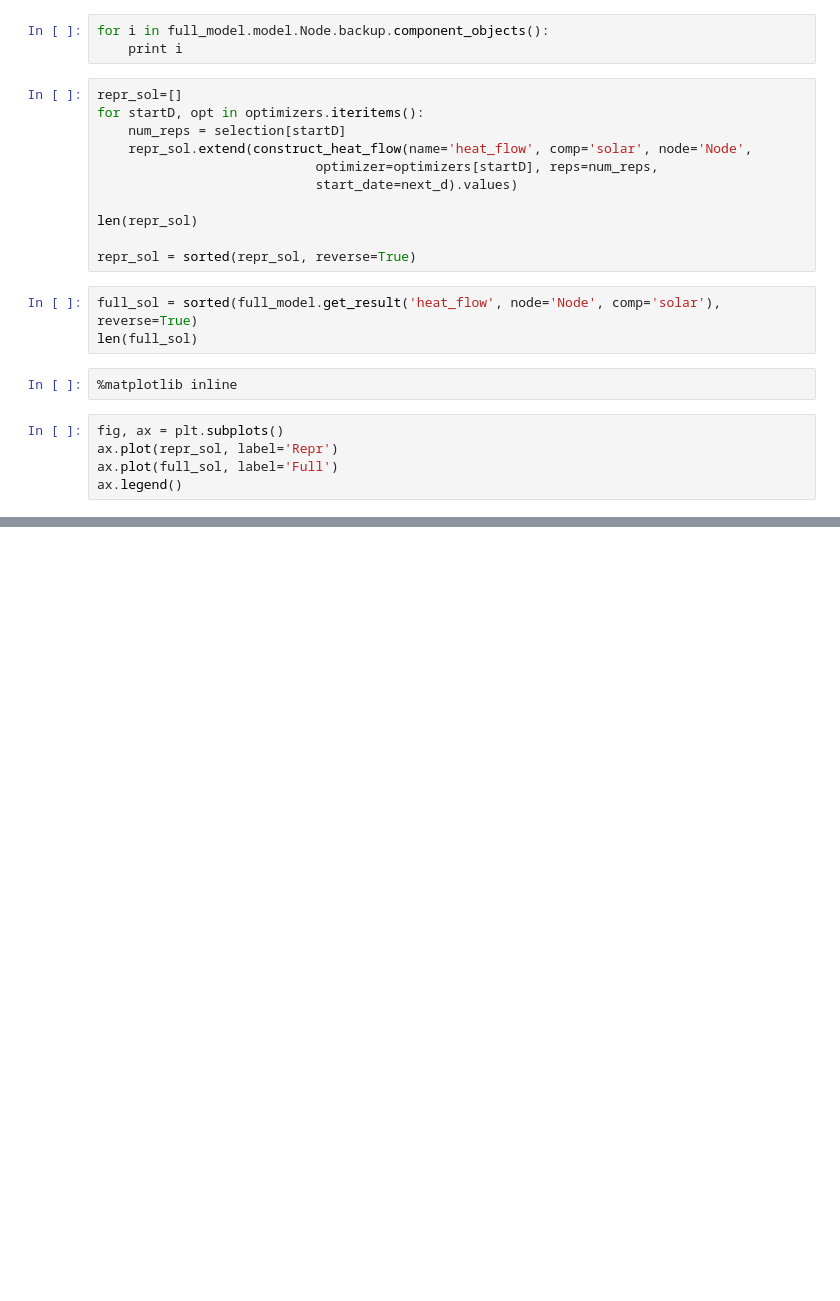
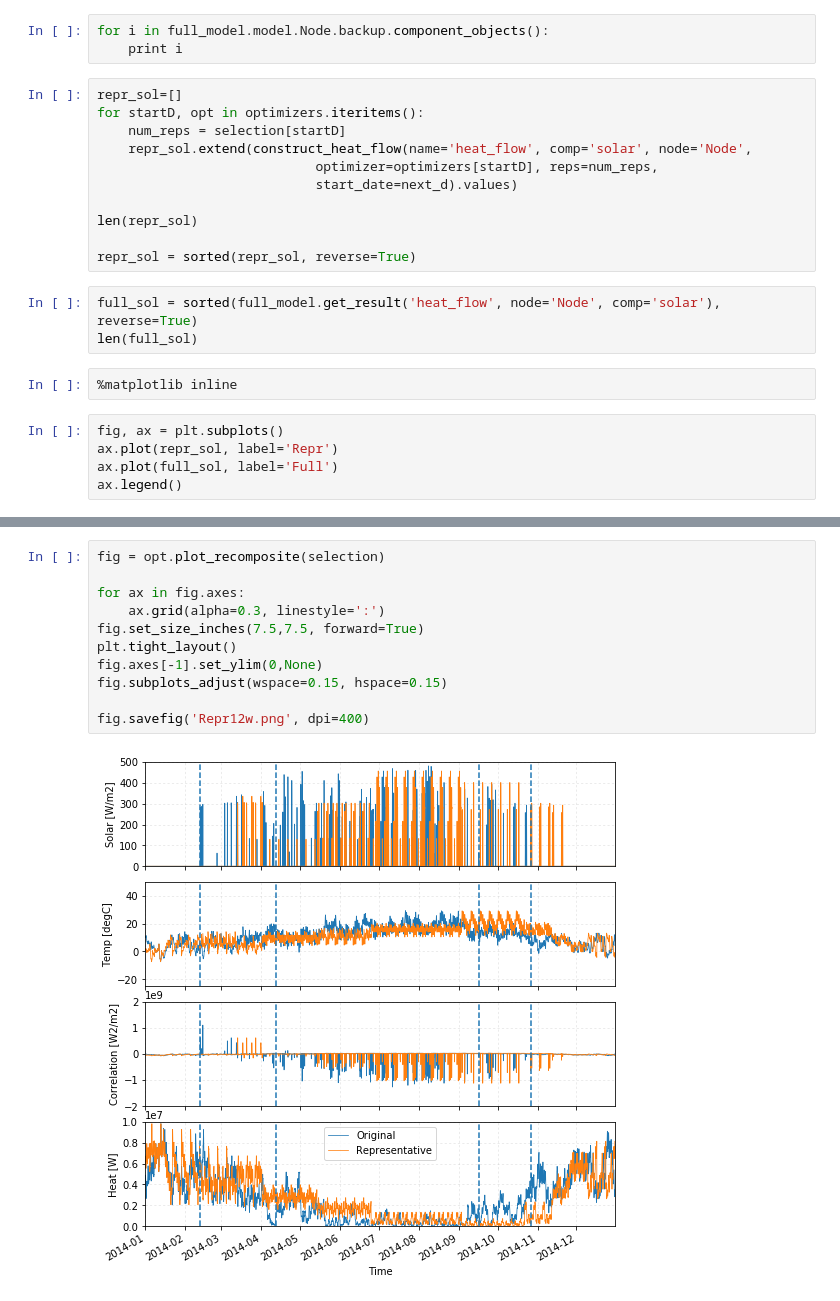
Before and after one commit to energyville/modesto, a Jupyter notebook: misc/RepresentativePeriods/SingleCombination.ipynb, the cells around one changed output, grey strips where cells are left out. Saved outputs shown, nothing was run; the diff lists cells and outputs as text; blank space fills up the shorter version.

```diff
--- a/misc/RepresentativePeriods/SingleCombination.ipynb
+++ b/misc/RepresentativePeriods/SingleCombination.ipynb
@@ -504,0 +525,13 @@ ax.legend()
+# %%
+fig = opt.plot_recomposite(selection)
+
+for ax in fig.axes:
+    ax.grid(alpha=0.3, linestyle=':')
+fig.set_size_inches(7.5,7.5, forward=True)
+plt.tight_layout()
+fig.axes[-1].set_ylim(0,None)
+fig.subplots_adjust(wspace=0.15, hspace=0.15)
+
+fig.savefig('Repr12w.png', dpi=400)
+# %% [output]
+[figure, added]
```
Also changed, not shown: parts of 29 cells of this notebook, 16 other files.
